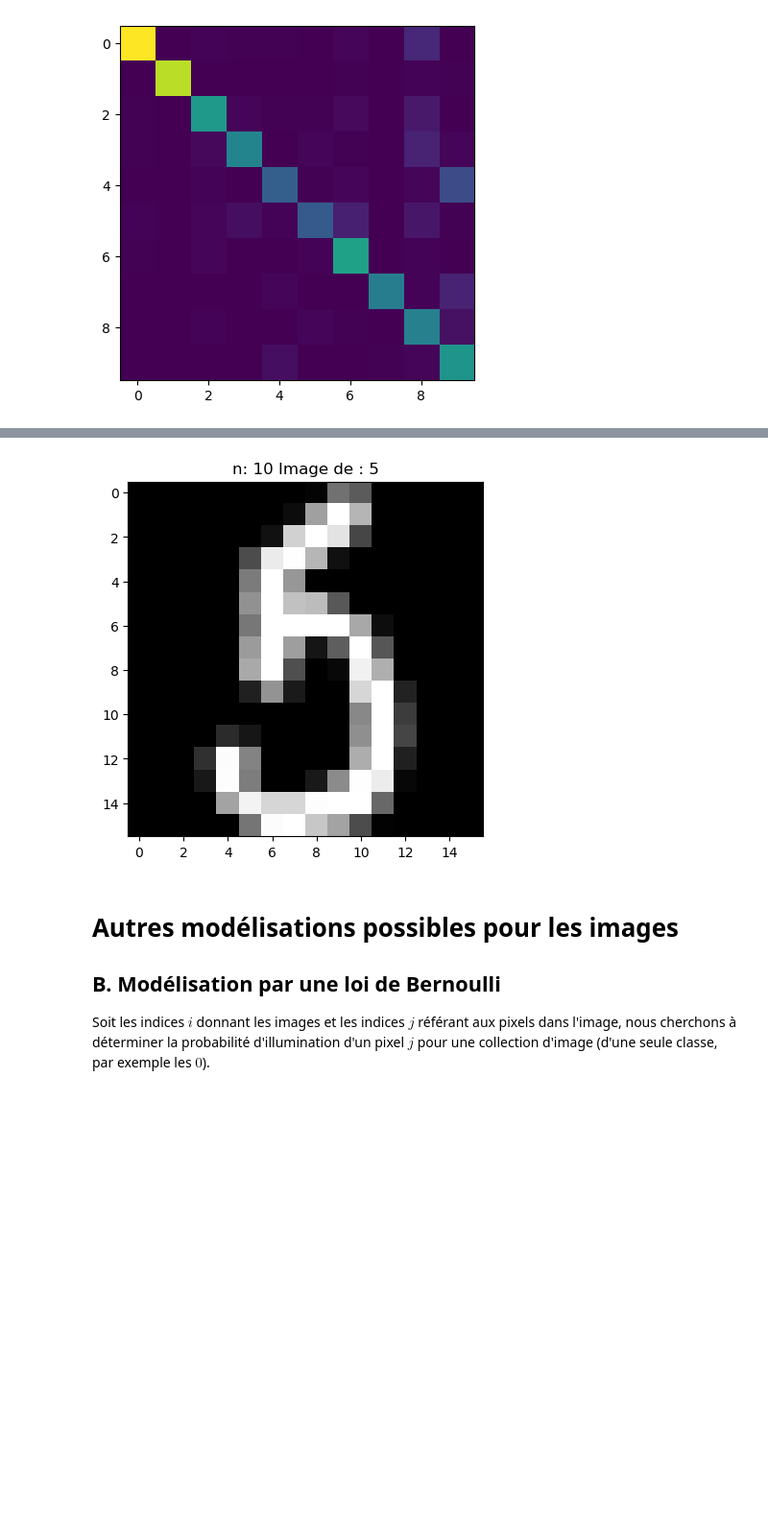
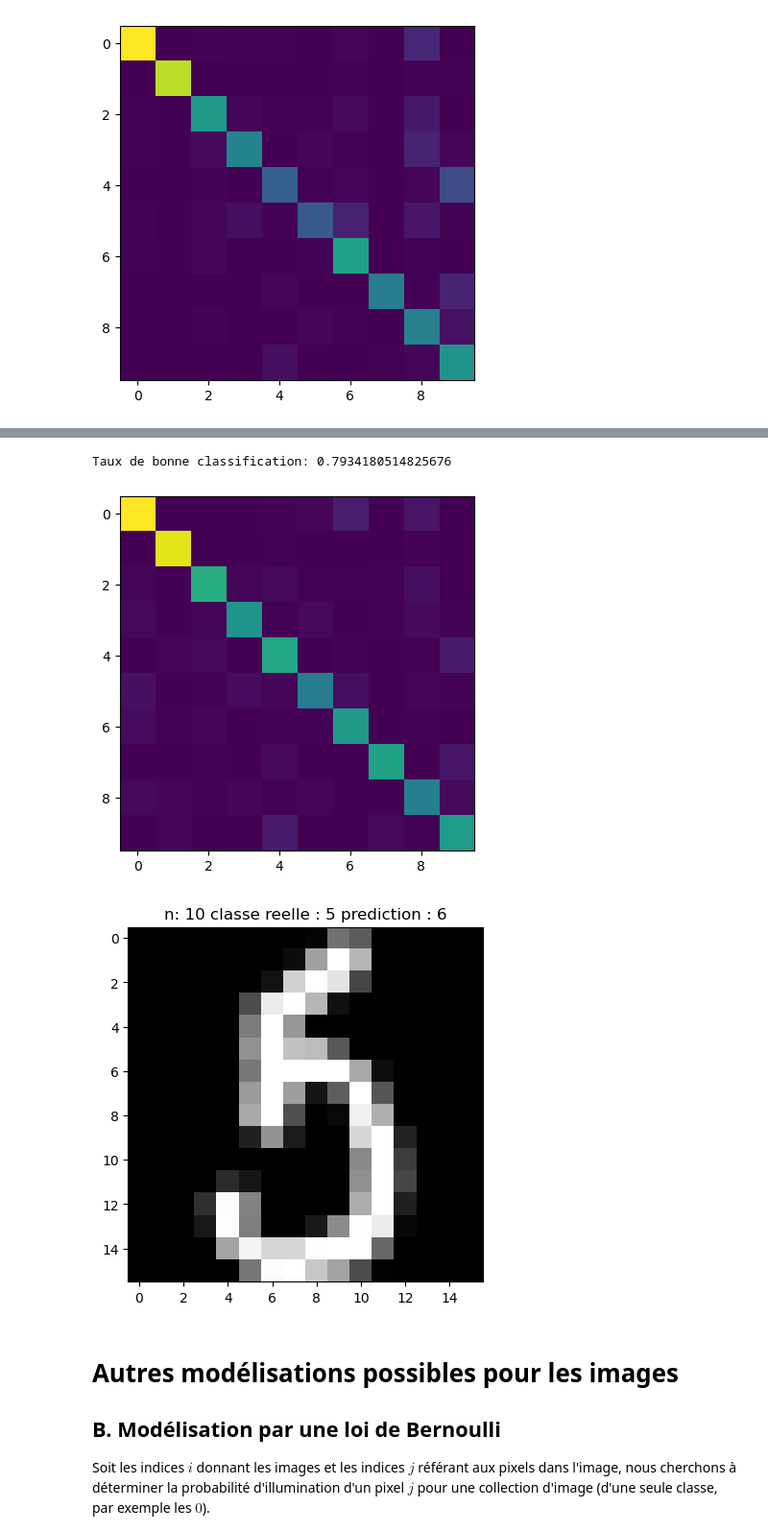
Before and after one commit to zhenyuefu/MAPSI, a Jupyter notebook: tme3/tme3.ipynb, the cells around one changed output, grey strips where cells are left out. Shown: that part at 96% size. Drawn from its saved outputs; the diff is of its cells as text; code cells hidden in the pictures; blank space fills up the shorter version.

```diff
--- a/tme3/tme3.ipynb
+++ b/tme3/tme3.ipynb
@@ -151,16 +151,15 @@ Notez que le module `np` contient une constante `np.pi` ainsi que toutes les fon
 # on utilisera dans le suite le paramètre defeps:
 #    positif, il donne la valeur minimale d'écart type
 #    = -1, il faut prendre une vraisemblance de 1 pour les pixels concernés
-def log_likelihood(img, mu, sig, defsig=1e-5):
-    # print(sig)
-    if (defsig == -1):
+def log_likelihood(img: np.ndarray[float], mu: np.ndarray[float], sig: np.ndarray[float], defsig=1e-5) -> float:
+    if defsig == -1:
         defsig = 1e-5
-        p = (-1 / 2) * (np.log(2 * np.pi * np.maximum(sig, defsig) ** 2)+ (img - mu) ** 2/ np.maximum(sig,
-                                                                                                         defsig) ** 2)
+        p = (-1 / 2) * (np.log(2 * np.pi * np.maximum(sig, defsig) ** 2) + (img - mu) ** 2 / np.maximum(sig,
+                                                                                                        defsig) ** 2)
         p[sig == 0] = 0
     else:
         p = (-1 / 2) * (np.log(2 * np.pi * np.maximum(sig, defsig) ** 2) + (img - mu) ** 2 / np.maximum(sig,
-                                                                                                         defsig) ** 2)
+                                                                                                        defsig) ** 2)
     return np.sum(p)
 # %%
 print(log_likelihood(X_train[0], mu[0], sig[0]))
@@ -189,7 +188,7 @@ Avec une vraisemblance de 1 pour les pixels problématiques:
 ## A3- Classification d'une image
 Écrire une fonction `classify_image : float np.array x float np.array x float np.array -> int` qui, étant donnée une image et l'ensemble de paramètres déterminés dans les questions précédentes, renvoie la classe la plus probable de l'image, c'est-à-dire celle dont la log-vraisemblance est la plus grande.
 # %%
-def classify_image(img:float, mu:np.array, sig, defeps=1e-5):
-    return np.argmax([log_likelihood(img, mu[i], sig[i],defeps) for i in range(10)])
+def classify_image(img: np.ndarray[float], mu: np.ndarray[float], sig: np.ndarray[float], defeps=1e-5):
+    return np.argmax([log_likelihood(img, mu[i], sig[i], defeps) for i in range(10)])
 # %%
 # check
@@ -201,7 +200,7 @@ classify_image(X_train[0], mu, sig,-1)
 ## A4- Classification de toutes les images
 Écrire une fonction `classify_all_images : float np.array x float np.array x float np.array -> float np.array` qui, étant donné un tableau $X$ des images ($N \times 256$) et l'ensemble de paramètres déterminés dans les questions précédentes, renvoie un tableau $\hat Y$ qui donne la prédiction de classe pour toutes les images
 # %%
-def classify_all_images(X, mu, sig, defeps=1e-5):
+def classify_all_images(X: np.ndarray[float], mu: np.ndarray[float], sig: np.ndarray[float], defeps=1e-5):
     return np.array([classify_image(X[i], mu, sig, defeps) for i in range(len(X))])
 # %%
 # check
@@ -221,11 +220,11 @@ La fonction `matrice_confusion(Y, Y_hat)` prend en argument un vecteur d'étique
 Vous devriez obtenir une matrice de la forme:
 <img src="mat_conf_train.png" title="Matrice de confusion">
 # %%
-def matrice_confusion(Y, Y_hat):
-    K = len(np.unique(Y))
-    matrice = np.zeros((K,K))
-    for a,p in zip(Y,Y_hat):
-        matrice[a][p]+=1
+def matrice_confusion(vector_actuel, vector_predict):
+    size = len(np.unique(vector_actuel))
+    matrice = np.zeros((size, size))
+    for actuel, predict in zip(vector_actuel, vector_predict):
+        matrice[actuel][predict] += 1
     return matrice
 # %%
 # affichage de la matrice de confusion
@@ -255,16 +254,23 @@ Normalement, vous devez retrouver automatiquement que le premier chiffre mal cla
 
 <img src="bad_classif.png" title="exemple d'erreur">
 # %%
-Y_test_hat = classify_all_images(X_test,mu,sig,-1)
+Y_test_hat = classify_all_images(X_test, mu, sig, -1)
+
+print("Taux de bonne classification: {}".format(np.where(Y_test == Y_test_hat, 1, 0).mean()))
+plt.figure()
+plt.imshow(m)
+plt.show()
 
 for i in range(len(Y_test)):
-    if(Y_test[i]!= Y_test_hat[i]):
+    if (Y_test[i] != Y_test_hat[i]):
         plt.figure()
-        plt.imshow(X_test[i].reshape(16,16),cmap="gray")
-        plt.title("n: {} Image de : {}".format(i,Y_test[i]))
+        plt.imshow(X_test[i].reshape(16, 16), cmap="gray")
+        plt.title("n: {} classe reelle : {} prediction : {}".format(i, Y_test[i], Y_test_hat[i]))
         break
 # %% [output]
+Taux de bonne classification: 0.7934180514825676
-[figure, old version]
+[figure, new version]
+[figure, added]
 # %% [markdown]
 # Autres modélisations possibles pour les images
 
```
Also changed, not shown: parts of 20 cells of this notebook, 12 other files.
